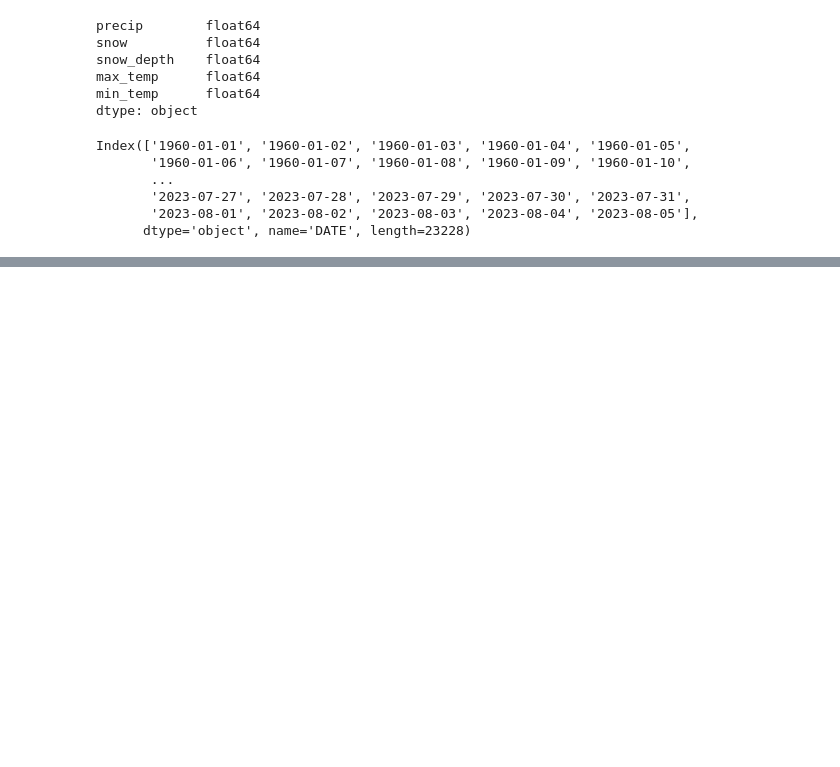
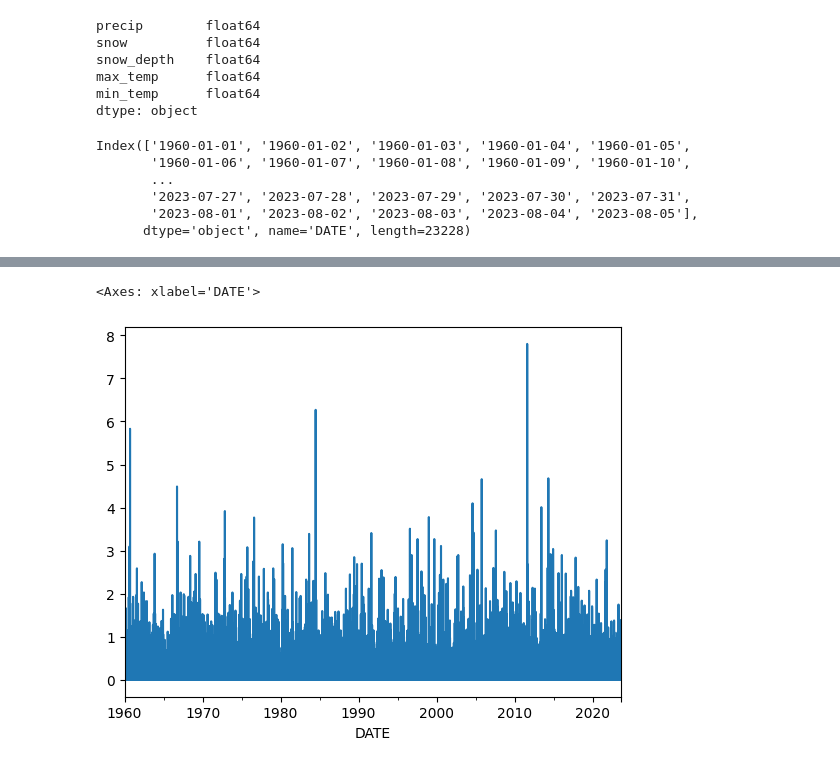
Before and after one commit to rchang0501/weather-forecasting, a Jupyter notebook: forecast.ipynb, the cells around one changed output, grey strips where cells are left out. Saved outputs shown, nothing was run; the diff lists cells and outputs as text; code cells hidden in the pictures; blank space fills up the shorter version.

```diff
--- a/forecast.ipynb
+++ b/forecast.ipynb
@@ -116,0 +143,5 @@ Index(['1960-01-01', '1960-01-02', '1960-01-03', '1960-01-04', '1960-01-05',
+# %%
+core_weather["precip"].plot()
+# %% [output]
+<Axes: xlabel='DATE'>
+[figure, added]
```
Also changed, not shown: parts of 20 cells of this notebook.
